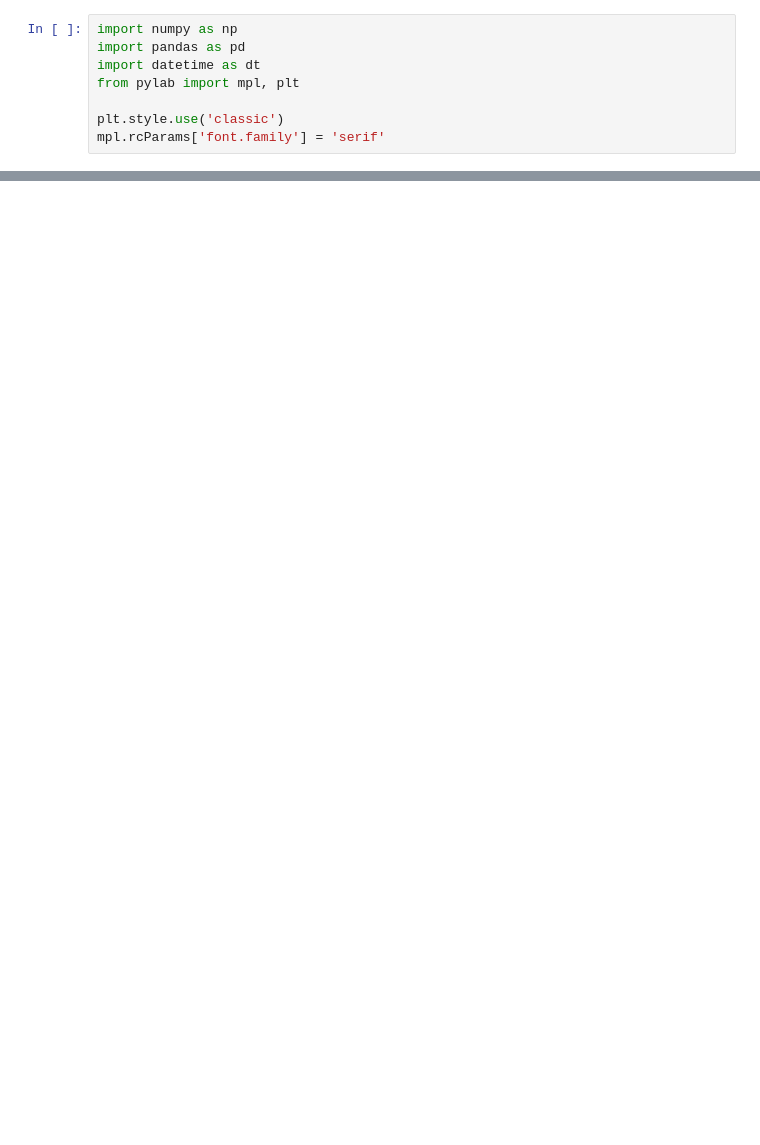
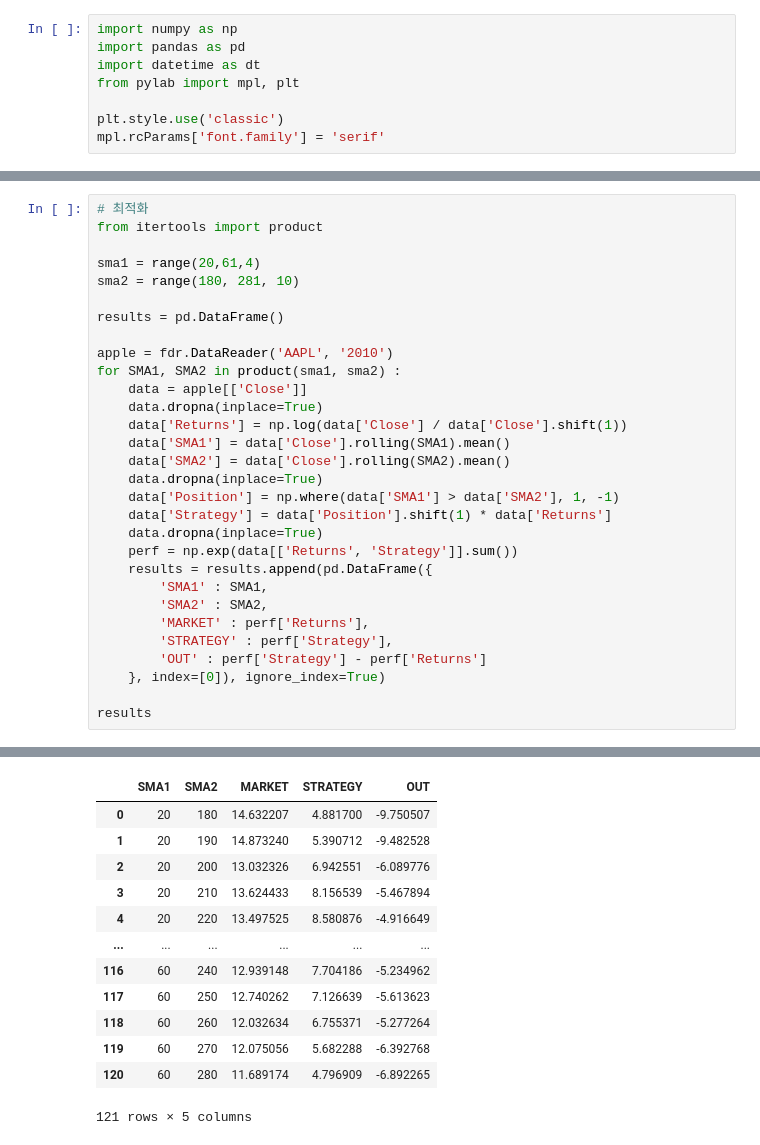
Before and after one commit to Hosung-Ahn/trading, a Jupyter notebook: trading strategy/note.ipynb, the cells around one changed output, grey strips where cells are left out. Drawn from its saved outputs; the diff is of its cells as text; blank space fills up the shorter version.

```diff
--- a/trading strategy/note.ipynb
+++ b/trading strategy/note.ipynb
@@ -79,0 +118,31 @@ plt.ylim(-1.2,1.2)
+# %%
+# 최적화
+from itertools import product
+
+sma1 = range(20,61,4)
+sma2 = range(180, 281, 10)
+
+results = pd.DataFrame()
+
+apple = fdr.DataReader('AAPL', '2010')
+for SMA1, SMA2 in product(sma1, sma2) :
+    data = apple[['Close']]
+    data.dropna(inplace=True)
+    data['Returns'] = np.log(data['Close'] / data['Close'].shift(1))
+    data['SMA1'] = data['Close'].rolling(SMA1).mean()
+    data['SMA2'] = data['Close'].rolling(SMA2).mean()
+    data.dropna(inplace=True)
+    data['Position'] = np.where(data['SMA1'] > data['SMA2'], 1, -1)
+    data['Strategy'] = data['Position'].shift(1) * data['Returns']
+    data.dropna(inplace=True)
+    perf = np.exp(data[['Returns', 'Strategy']].sum())
+    results = results.append(pd.DataFrame({
+        'SMA1' : SMA1,
+        'SMA2' : SMA2,
+        'MARKET' : perf['Returns'],
+        'STRATEGY' : perf['Strategy'],
+        'OUT' : perf['Strategy'] - perf['Returns']
+    }, index=[0]), ignore_index=True)
+
+results
+# %% [output]
@@ -79,0 +166,13 @@ plt.ylim(-1.2,1.2)
+|  | SMA1 | SMA2 | MARKET | STRATEGY | OUT |
+| 0 | 20 | 180 | 14.632207 | 4.881700 | -9.750507 |
+| 1 | 20 | 190 | 14.873240 | 5.390712 | -9.482528 |
+| 2 | 20 | 200 | 13.032326 | 6.942551 | -6.089776 |
+| 3 | 20 | 210 | 13.624433 | 8.156539 | -5.467894 |
+| 4 | 20 | 220 | 13.497525 | 8.580876 | -4.916649 |
+| ... | ... | ... | ... | ... | ... |
+| 116 | 60 | 240 | 12.939148 | 7.704186 | -5.234962 |
+| 117 | 60 | 250 | 12.740262 | 7.126639 | -5.613623 |
+| 118 | 60 | 260 | 12.032634 | 6.755371 | -5.277264 |
+| 119 | 60 | 270 | 12.075056 | 5.682288 | -6.392768 |
+| 120 | 60 | 280 | 11.689174 | 4.796909 | -6.892265 |
+121 rows × 5 columns
```
Also changed, not shown: parts of 11 cells of this notebook.
